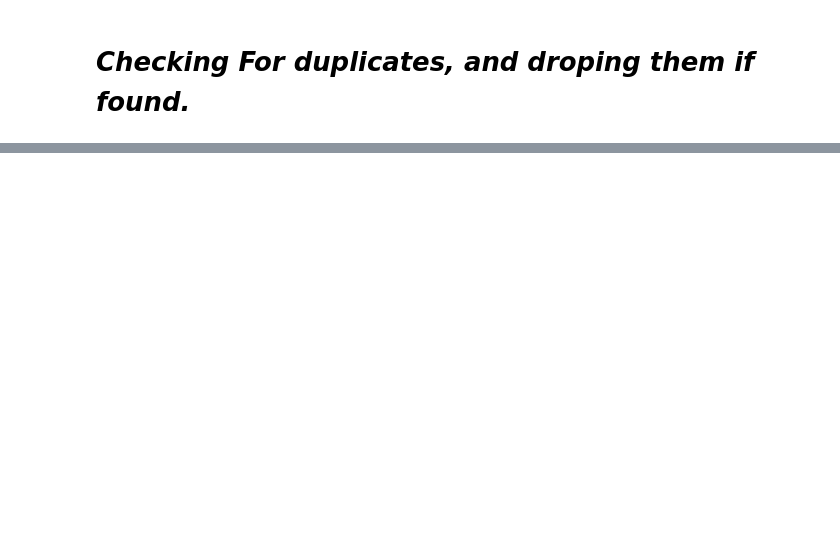
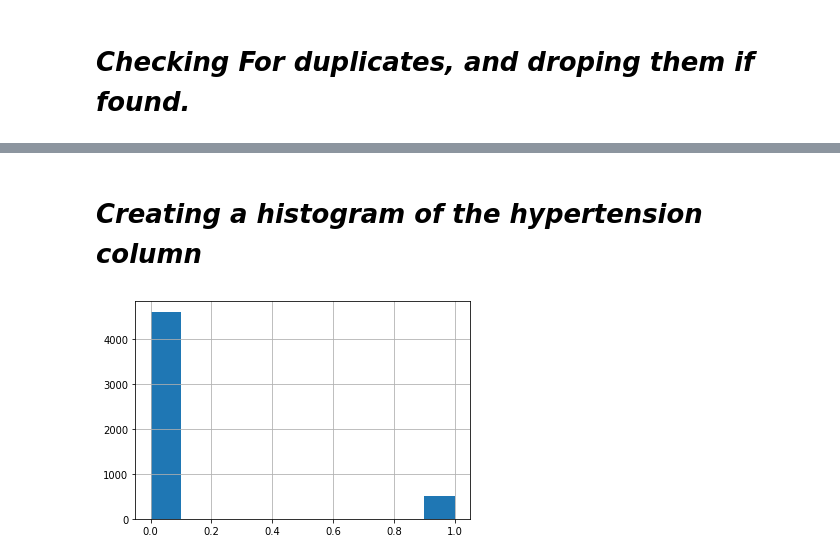
Before and after one commit to jdescartes24/Storke-Prediction, a Jupyter notebook: Stroke_prediction_model.ipynb, the cells around one changed output, grey strips where cells are left out. Cells and saved outputs as stored; diff of their text form; code cells hidden in the pictures; blank space fills up the shorter version.

```diff
--- a/Stroke_prediction_model.ipynb
+++ b/Stroke_prediction_model.ipynb
@@ -159,0 +191,6 @@ sns.heatmap(df.corr(), annot=True, cmap='Blues');
+# %% [markdown]
+# ***Creating a histogram of the hypertension column***
+# %%
+df['hypertension'].hist();
+# %% [output]
+[figure, added]
```
Also changed, not shown: parts of 102 cells of this notebook.
